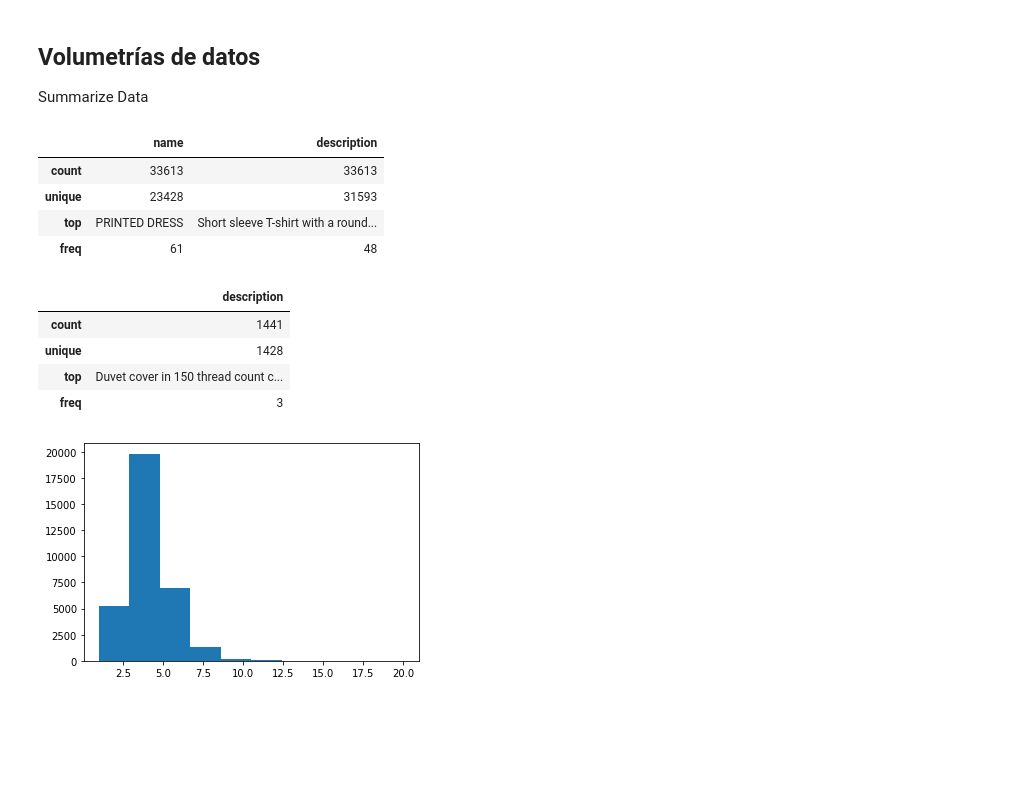
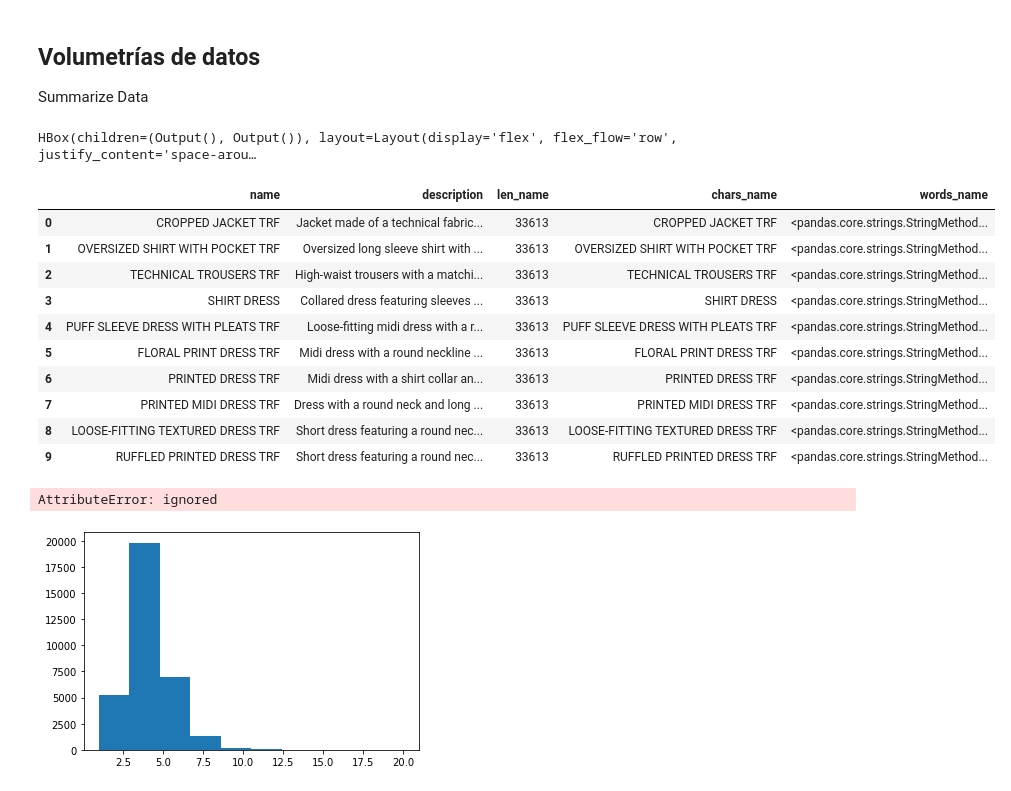
Before and after one commit to vbayarri/SpainAI_2020_reto_NLP, a Jupyter notebook: 1.Jupyter/Analysis.ipynb, the cells around one changed output. Cells and saved outputs as stored; diff of their text form; code cells hidden in the pictures; blank space fills up the shorter version.

```diff
--- a/1.Jupyter/Analysis.ipynb
+++ b/1.Jupyter/Analysis.ipynb
@@ -29,20 +46,58 @@ testpd = pd.read_csv(io.StringIO(testdata), sep=",", dtype=str)
 ## Volumetrías de datos
 
 Summarize Data
-# %%
-trainpd.describe()
-# %% [output]
-|  | name | description |
-| count | 33613 | 33613 |
-| unique | 23428 | 31593 |
-| top | PRINTED DRESS | Short sleeve T-shirt with a round... |
-| freq | 61 | 48 |
-# %%
-testpd.describe()
-# %% [output]
-|  | description |
-| count | 1441 |
-| unique | 1428 |
-| top | Duvet cover in 150 thread count c... |
-| freq | 3 |
+# %%
+# create output widgets
+widget1 = widgets.Output()
+widget2 = widgets.Output()
+
+# render in output widgets
+with widget1:
+    display(trainpd.head(10).style.set_caption('Train dataframe'))
+    display(trainpd.describe())
+    trainpd.info()
+with widget2:
+    display(testpd.head(10).style.set_caption('Test dataframe'))
+    display(testpd.describe())
+    testpd.info()
+
+# add some CSS styles to distribute free space
+box_layout = Layout(display='flex',
+                    flex_flow='row',
+                    justify_content='space-around',
+                    width='auto'
+                   )
+
+# create Horisontal Box container
+hbox = widgets.HBox([widget1, widget2], layout=box_layout)
+
+# render hbox
+hbox
+# %% [output]
+HBox(children=(Output(), Output()), layout=Layout(display='flex', flex_flow='row', justify_content='space-arou…
+# %%
+trainpd['chars_name'] = trainpd['name']
+trainpd['chars_name'].apply(lambda x : len(x))
+
+trainpd['words_name'] = trainpd['name'].str
+
+trainpd.head(10)
+# %% [output]
+|  | name | description | len_name | chars_name | words_name |
+| 0 | CROPPED JACKET TRF | Jacket made of a technical fabric... | 33613 | CROPPED JACKET TRF | <pandas.core.strings.StringMethod... |
+| 1 | OVERSIZED SHIRT WITH POCKET TRF | Oversized long sleeve shirt with ... | 33613 | OVERSIZED SHIRT WITH POCKET TRF | <pandas.core.strings.StringMethod... |
+| 2 | TECHNICAL TROUSERS TRF | High-waist trousers with a matchi... | 33613 | TECHNICAL TROUSERS TRF | <pandas.core.strings.StringMethod... |
+| 3 | SHIRT DRESS | Collared dress featuring sleeves ... | 33613 | SHIRT DRESS | <pandas.core.strings.StringMethod... |
+| 4 | PUFF SLEEVE DRESS WITH PLEATS TRF | Loose-fitting midi dress with a r... | 33613 | PUFF SLEEVE DRESS WITH PLEATS TRF | <pandas.core.strings.StringMethod... |
+| 5 | FLORAL PRINT DRESS TRF | Midi dress with a round neckline ... | 33613 | FLORAL PRINT DRESS TRF | <pandas.core.strings.StringMethod... |
+| 6 | PRINTED DRESS TRF | Midi dress with a shirt collar an... | 33613 | PRINTED DRESS TRF | <pandas.core.strings.StringMethod... |
+| 7 | PRINTED MIDI DRESS TRF | Dress with a round neck and long ... | 33613 | PRINTED MIDI DRESS TRF | <pandas.core.strings.StringMethod... |
+| 8 | LOOSE-FITTING TEXTURED DRESS TRF | Short dress featuring a round nec... | 33613 | LOOSE-FITTING TEXTURED DRESS TRF | <pandas.core.strings.StringMethod... |
+| 9 | RUFFLED PRINTED DRESS TRF | Short dress featuring a round nec... | 33613 | RUFFLED PRINTED DRESS TRF | <pandas.core.strings.StringMethod... |
+# %%
+trainpd['chars_name'] = trainpd['name'].str.len()
+trainpd['words_name'] = trainpd['name'].str.split().length()
+trainpd.head(10)
+# %% [output]
+AttributeError: ignored
 # %%
```
Also changed, not shown: parts of 3 cells of this notebook.
